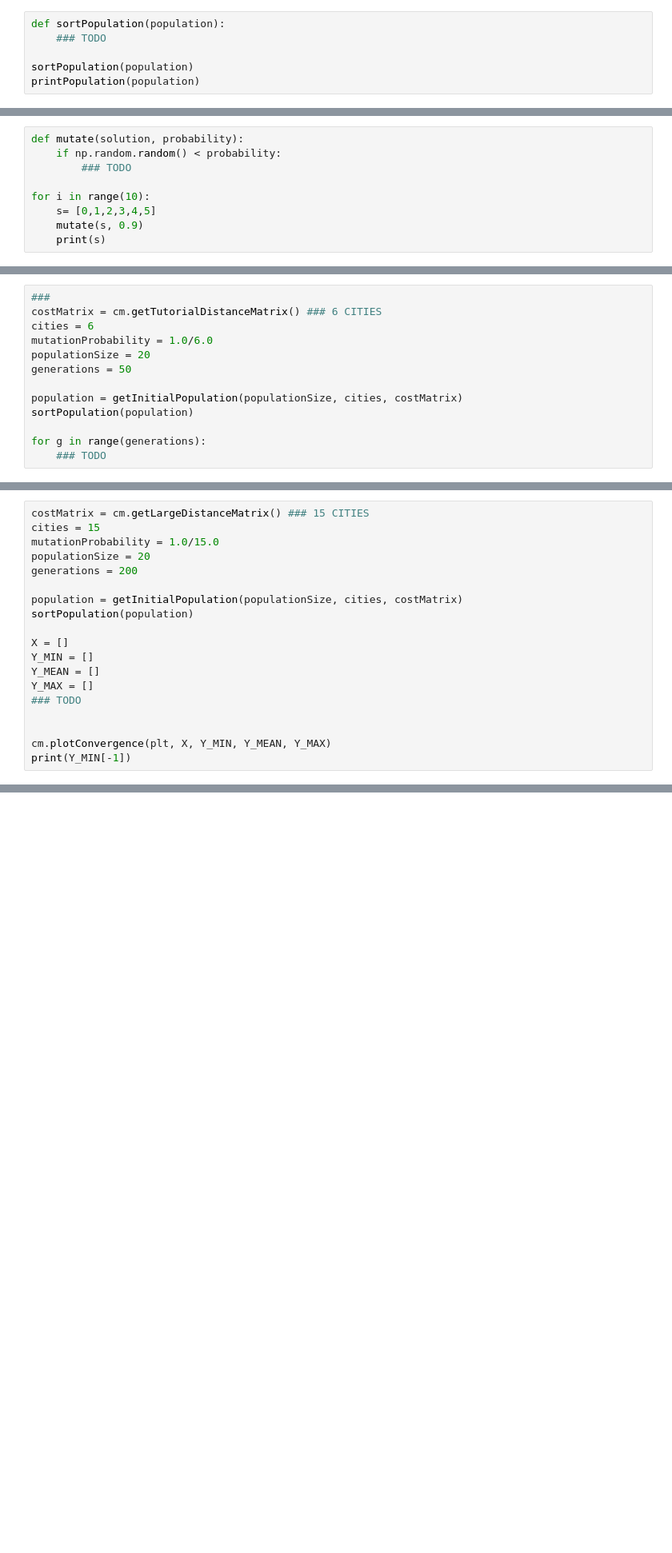
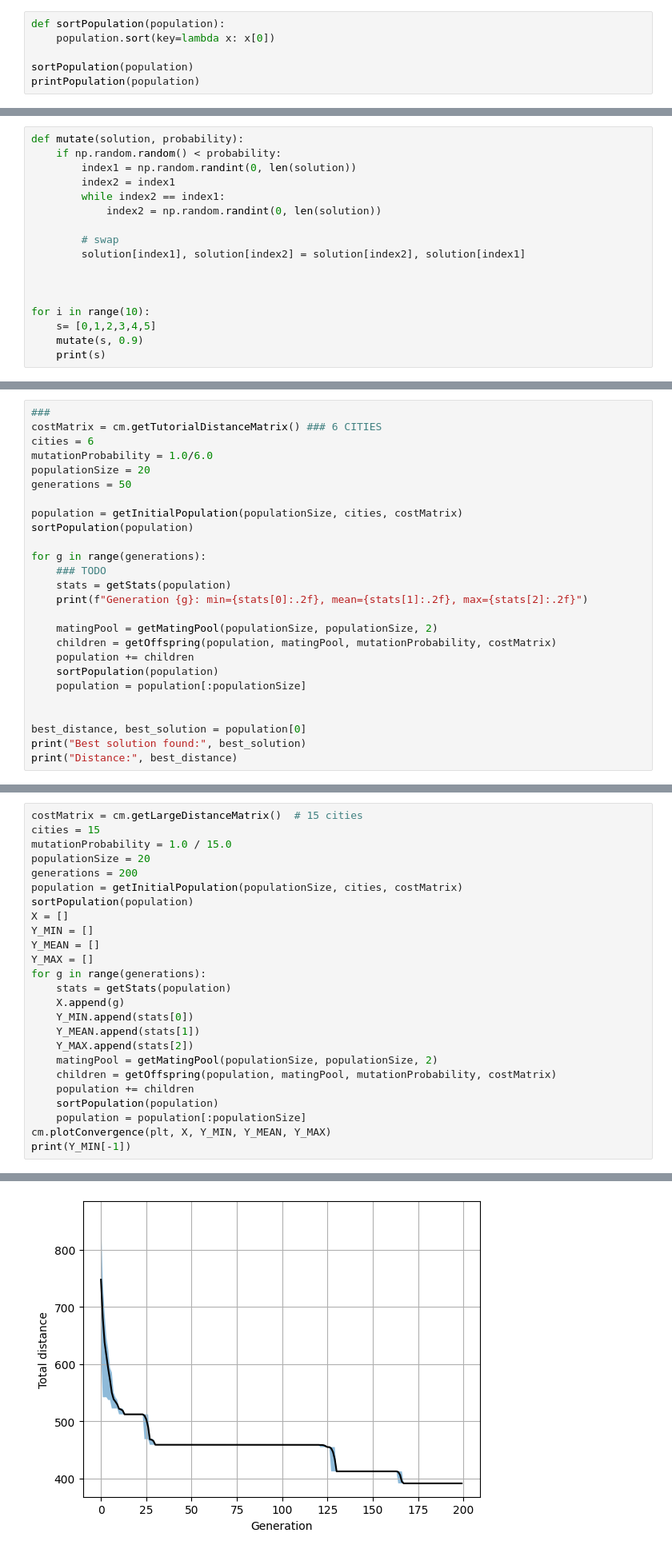
Before and after one commit to AnastasiaT18/IAI_ER_Labs, a Jupyter notebook: Lab4/Exercises_Dilya.ipynb, the cells around one changed output, grey strips where cells are left out. Shown at 80% size. Saved outputs shown, nothing was run; the diff lists cells and outputs as text; blank space fills up the shorter version.

```diff
--- a/Lab4/Exercises_Dilya.ipynb
+++ b/Lab4/Exercises_Dilya.ipynb
@@ -76,7 +105,7 @@ printPopulation(population)
 The below function should sort the population according to the distance, i.e., according to the first element of each pair. These should be ordered from the smallest to the largest.You can use .sort method and a lambda function.
 # %%
 def sortPopulation(population):
-    ### TODO
+    population.sort(key=lambda x: x[0])
 
 sortPopulation(population)
 printPopulation(population)
@@ -149,7 +222,15 @@ Implement the mutation operator. Simply swap two different random cities (indice
 # %%
 def mutate(solution, probability):
     if np.random.random() < probability:
-        ### TODO
+        index1 = np.random.randint(0, len(solution))
+        index2 = index1
+        while index2 == index1:
+            index2 = np.random.randint(0, len(solution))
+
+        # swap
+        solution[index1], solution[index2] = solution[index2], solution[index1]
+
+
 
 for i in range(10):
     s= [0,1,2,3,4,5]
@@ -191,3 +295,16 @@ sortPopulation(population)
 
 for g in range(generations):
     ### TODO
+    stats = getStats(population)
+    print(f"Generation {g}: min={stats[0]:.2f}, mean={stats[1]:.2f}, max={stats[2]:.2f}")
+
+    matingPool = getMatingPool(populationSize, populationSize, 2)
+    children = getOffspring(population, matingPool, mutationProbability, costMatrix)
+    population += children
+    sortPopulation(population)
+    population = population[:populationSize]
+
+
+best_distance, best_solution = population[0]
+print("Best solution found:", best_solution)
+print("Distance:", best_distance)
@@ -198,21 +333,28 @@ for g in range(generations):
 
 **In each generation**, store the population statistics (min, mean, and max distances found, in, respectively, Y_MIN, Y_MEAN, Y_MAX). Then, use cm.plotConvergence(plt, X, Y_MIN, Y_MEAN, Y_MAX) to display the convergence plot. Rerun the code for different parameters and observe the results. What is the best value (distance) you could find (print)?
 # %%
-costMatrix = cm.getLargeDistanceMatrix() ### 15 CITIES
+costMatrix = cm.getLargeDistanceMatrix()  # 15 cities
 cities = 15
-mutationProbability = 1.0/15.0
+mutationProbability = 1.0 / 15.0
 populationSize = 20
 generations = 200
-
 population = getInitialPopulation(populationSize, cities, costMatrix)
 sortPopulation(population)
-
 X = []
 Y_MIN = []
 Y_MEAN = []
 Y_MAX = []
-### TODO
-
-
+for g in range(generations):
+    stats = getStats(population)
+    X.append(g)
+    Y_MIN.append(stats[0])
+    Y_MEAN.append(stats[1])
+    Y_MAX.append(stats[2])
+    matingPool = getMatingPool(populationSize, populationSize, 2)
+    children = getOffspring(population, matingPool, mutationProbability, costMatrix)
+    population += children
+    sortPopulation(population)
+    population = population[:populationSize]
 cm.plotConvergence(plt, X, Y_MIN, Y_MEAN, Y_MAX)
 print(Y_MIN[-1])
+# %% [output]
@@ -219,3 +362,4 @@ print(Y_MIN[-1])
+[figure, added]
 # %% [markdown]
 2.2) Each time you rerun the code, while keeping the paramet values fixed, the results my slightly change. This is due to the random nature of evolutionary algorithms. Hence, in order to get the reliable results, the method must be run several times and the results have to be averaged. Do the following:<br>
 - run the method 20 times <br>
```
Also changed, not shown: parts of 22 cells of this notebook.
